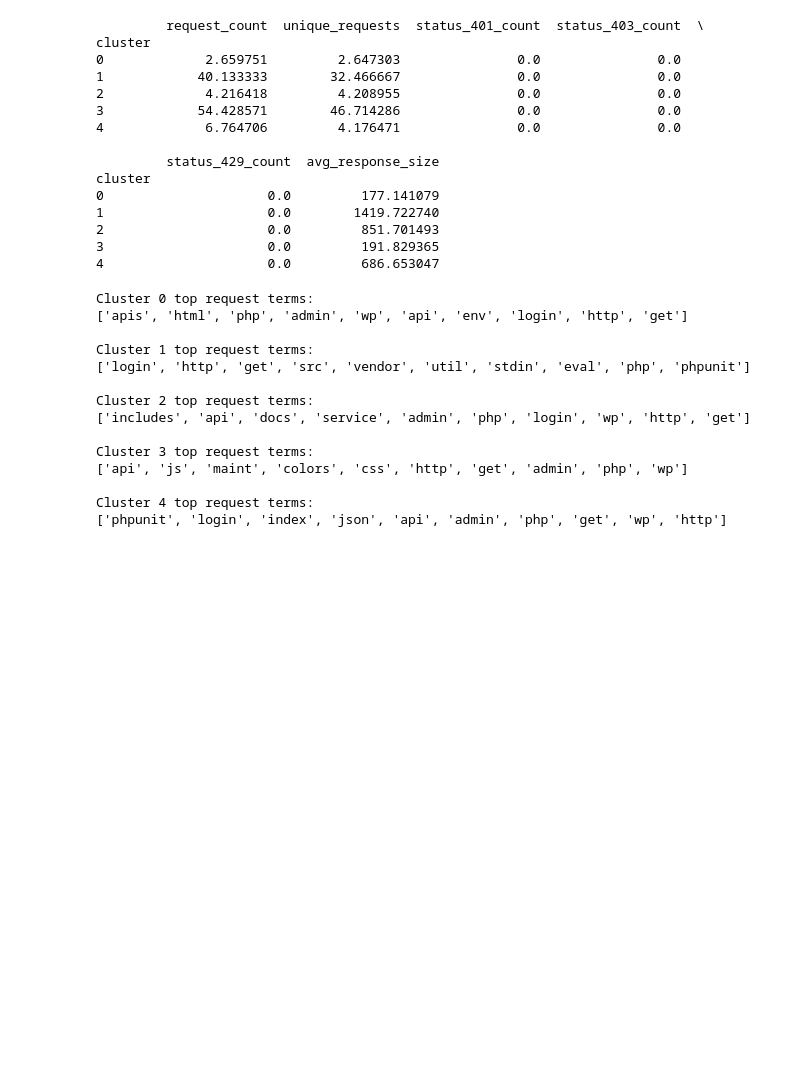
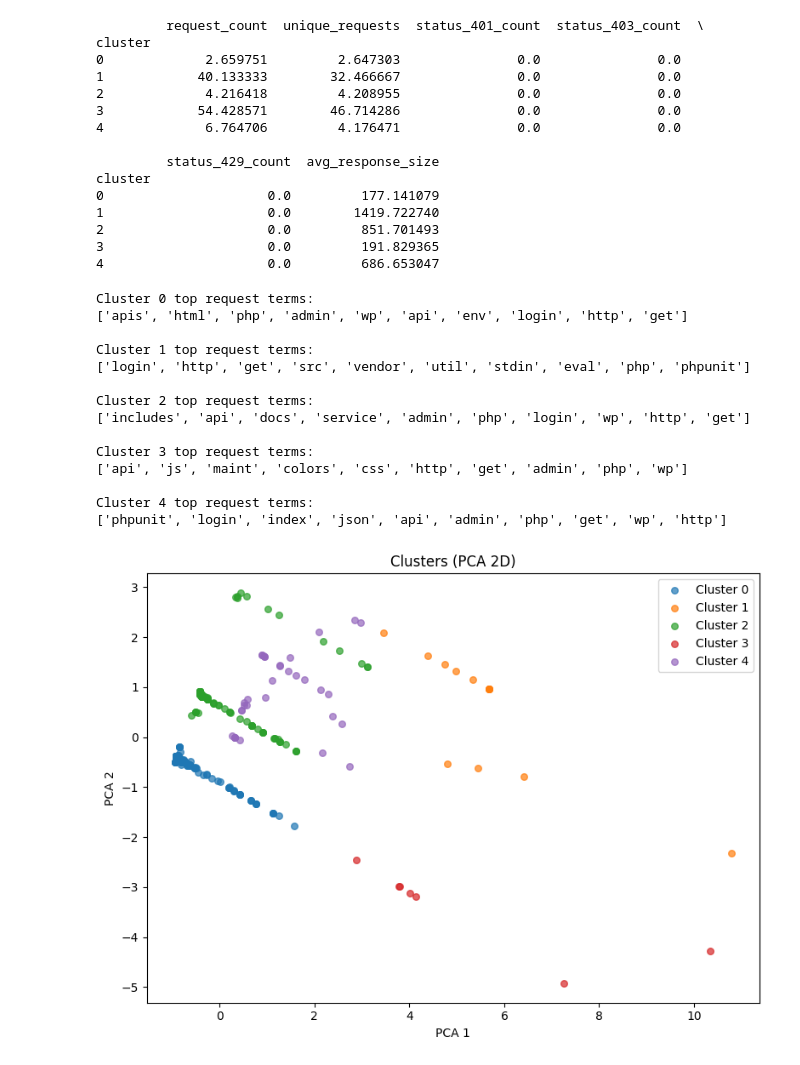
Before and after one commit to G-cae78/ProtectTheHoney, a Jupyter notebook: Machine Learning/model_training.ipynb, the cells around one changed output. Saved outputs shown, nothing was run; the diff lists cells and outputs as text; code cells hidden in the pictures; blank space fills up the shorter version.

```diff
--- a/Machine Learning/model_training.ipynb
+++ b/Machine Learning/model_training.ipynb
@@ -313,3 +313,28 @@ Cluster 3 top request terms:
 
 Cluster 4 top request terms:
 ['phpunit', 'login', 'index', 'json', 'api', 'admin', 'php', 'get', 'wp', 'http']
+# %%
+from sklearn.decomposition import PCA
+import matplotlib.pyplot as plt
+
+# Reduce high-dimensional features to 2D for visualization
+X_dense = X.toarray() if hasattr(X, "toarray") else X
+pca = PCA(n_components=2, random_state=42)
+embed = pca.fit_transform(X_dense)
+
+train_data["pca_x"] = embed[:, 0]
+train_data["pca_y"] = embed[:, 1]
+
+plt.figure(figsize=(8, 6))
+for c in sorted(train_data["cluster"].unique()):
+    subset = train_data[train_data["cluster"] == c]
+    plt.scatter(subset["pca_x"], subset["pca_y"], s=30, label=f"Cluster {c}", alpha=0.7)
+
+plt.title("Clusters (PCA 2D)")
+plt.xlabel("PCA 1")
+plt.ylabel("PCA 2")
+plt.legend()
+plt.tight_layout()
+plt.show()
+# %% [output]
+[figure, added]
```
Also changed, not shown: 2 other files.
